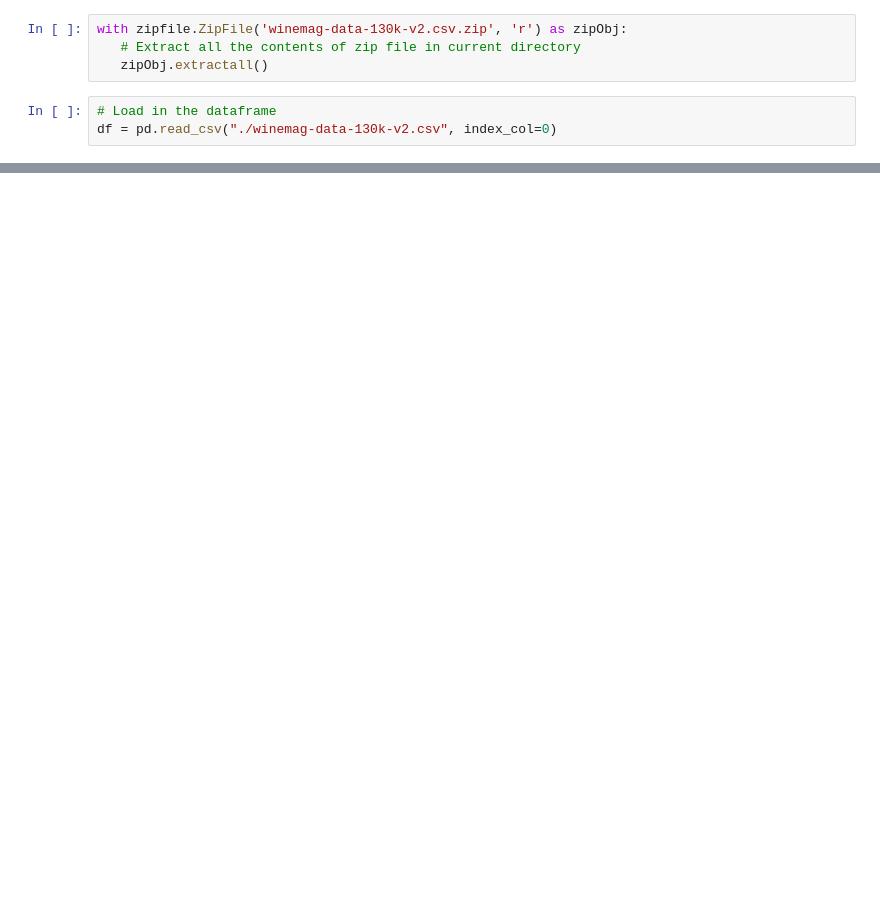
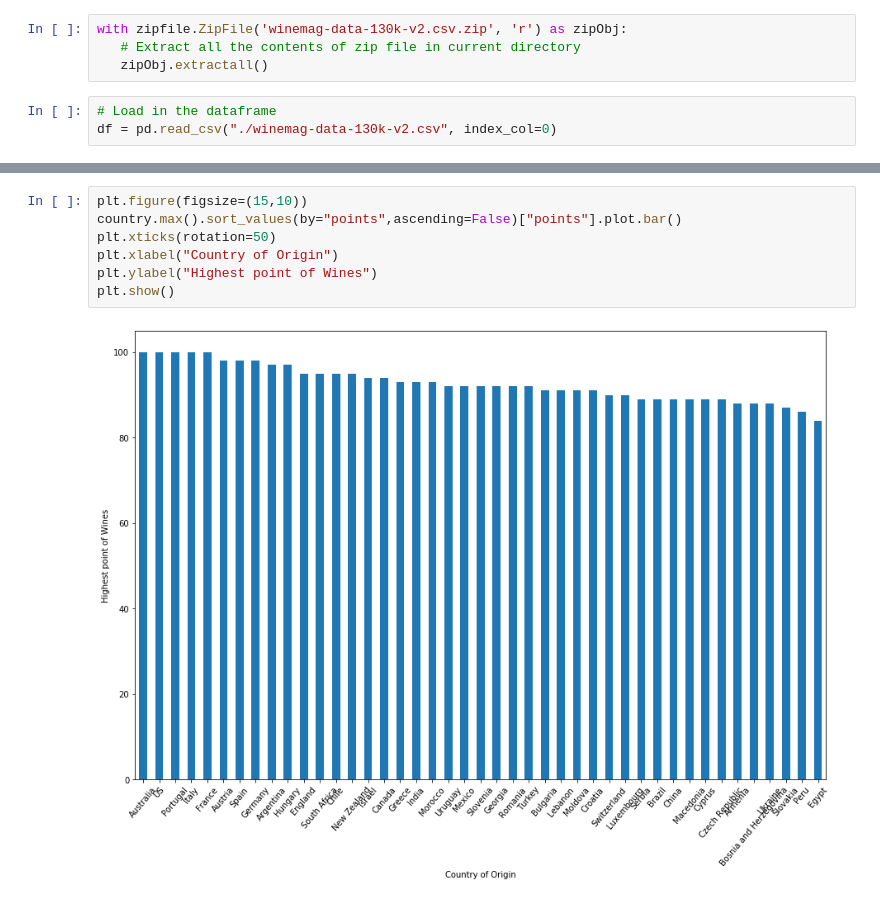
Before and after one commit to OsamaHamdyOsman/Generating_WordClouds_in_python, a Jupyter notebook: Generating WordClouds in Python.ipynb, the cells around one changed output, grey strips where cells are left out. Saved outputs shown, nothing was run; the diff lists cells and outputs as text; blank space fills up the shorter version.

```diff
--- a/Generating WordClouds in Python.ipynb
+++ b/Generating WordClouds in Python.ipynb
@@ -30,0 +129,9 @@ df.head()
+# %%
+plt.figure(figsize=(15,10))
+country.max().sort_values(by="points",ascending=False)["points"].plot.bar()
+plt.xticks(rotation=50)
+plt.xlabel("Country of Origin")
+plt.ylabel("Highest point of Wines")
+plt.show()
+# %% [output]
+[figure, added]
```
Also changed, not shown: parts of 12 cells of this notebook.
